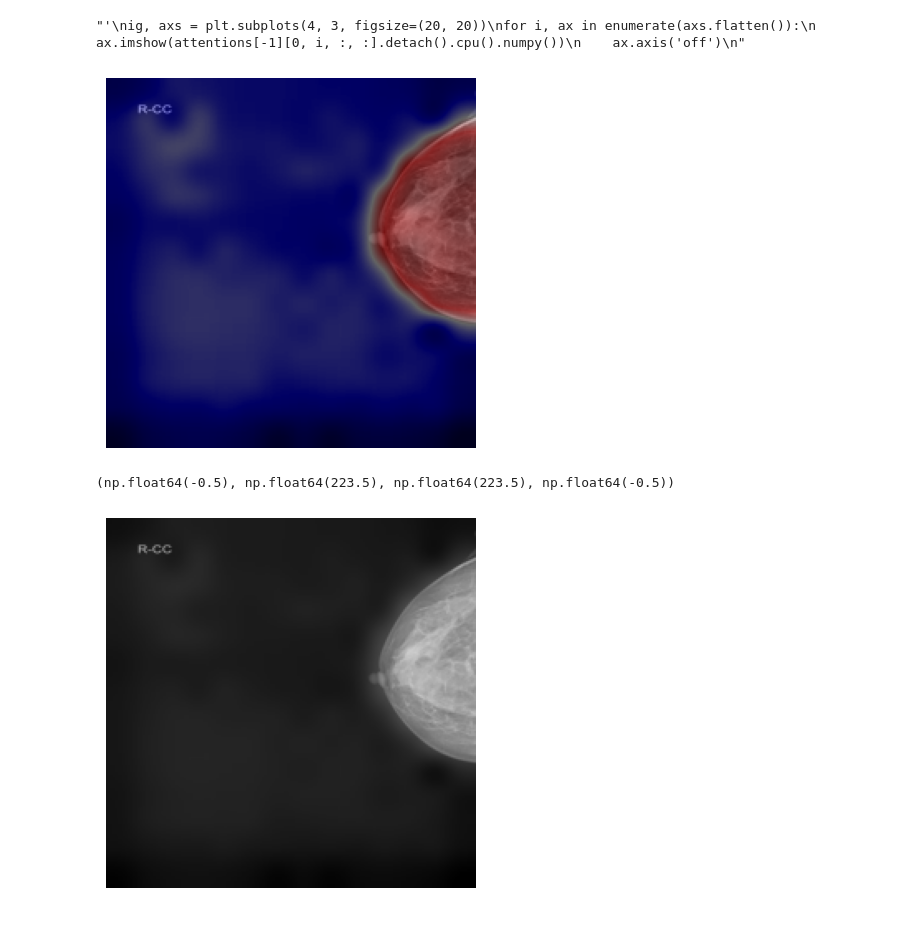
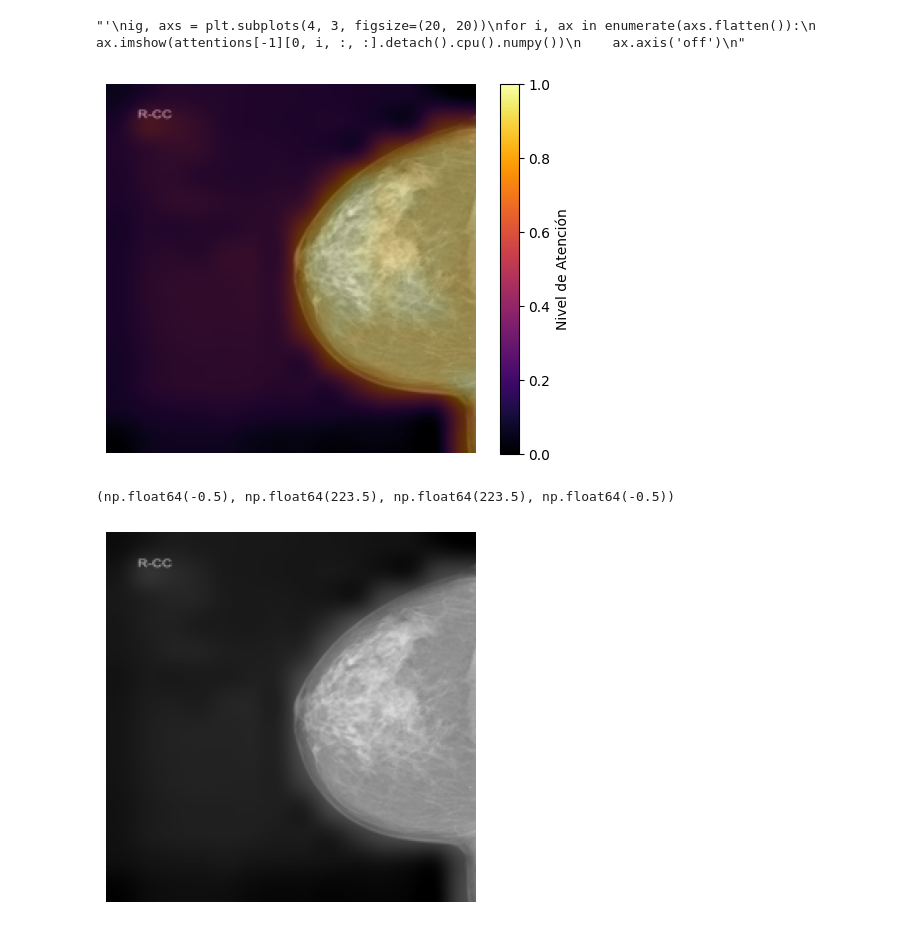
Before and after one commit to Julio-MS/pmm-falp, a Jupyter notebook: Classification-ViT/Demo/Attention_map.ipynb, the cells around one changed output. Saved outputs shown, nothing was run; the diff lists cells and outputs as text; code cells hidden in the pictures.

Commit message:
Barra de nivel

```diff
--- a/Classification-ViT/Demo/Attention_map.ipynb
+++ b/Classification-ViT/Demo/Attention_map.ipynb
@@ -8,12 +8,12 @@ import matplotlib.cm as cm
 # %%
 
 # Load a pre-trained ViT model and feature extractor
-model_name = '/Users/julio/Documents/PMM/Codigos/Test1/Classification-ViT/SavedModels/ViT-base-patch16-224_F/checkpoint-4512'
+model_name = '/Users/julio/Documentos-Local/checkpoint-7279'
 processor = ViTImageProcessor.from_pretrained(model_name, do_rescale=False)
 model = ViTForImageClassification.from_pretrained(model_name, attn_implementation='eager')
 
 # Run an image through the pipline
-path_image = '/Users/julio/Library/Mobile Documents/com~apple~CloudDocs/Downloads/calcificacion.png'
+path_image = '/Users/julio/Library/Mobile Documents/com~apple~CloudDocs/Downloads/masas.png'
 image = Image.open(path_image).convert("RGB")
 inputs = processor(images=image, return_tensors="pt")
 outputs = model(**inputs, output_attentions=True)
@@ -71,26 +71,32 @@ cls_attention_colored_img.putalpha(100)  # Adjust alpha for blending (lower valu
 # %%
 # Aplicar un colormap al mapa de atención para darle color
 attention_colored = np.array(cls_attention_resized)
-attention_colored = cm.seismic(attention_colored / 255.0)  # Aplicar colormap 'jet' para colores
+attention_colored = cm.inferno(attention_colored / 255.0)  # Aplicar colormap 'jet' para colores
 attention_colored = (attention_colored[:, :, :3] * 255).astype(np.uint8)  # Quitar canal alfa del colormap y escalar a 0-255
 attention_colored = Image.fromarray(attention_colored).convert("RGBA")
 
 # Ajustar la opacidad del overlay de atención (opcional)
 alpha = 100  # Valor de opacidad, entre 0 (transparente) y 255 (opaco)
 attention_colored.putalpha(alpha)
 
 # Redimensionar la imagen original al tamaño del overlay (si es necesario)
 image_resized = image.resize(attention_colored.size).convert("RGBA")
 
 # Combinar la imagen original en escala de grises y el overlay de atención con color
 blended_image = Image.alpha_composite(image_resized, attention_colored)
 
-# Mostrar el resultado
-plt.imshow(blended_image)
+# Mostrar el resultado con una barra de color
+fig, ax = plt.subplots()
+im = ax.imshow(blended_image)
 plt.axis("off")
+
+# Crear una figura separada para la colorbar, basada en el colormap original
+cbar = plt.colorbar(cm.ScalarMappable(cmap='inferno'), ax=ax, orientation="vertical")
+cbar.set_label('Nivel de Atención')
+
 plt.show()
 # %% [output]
-[figure, old version]
+[figure, new version]
 # %%
 # Combinar la imagen original en escala de grises y el overlay de atención con color
 blended_image = Image.alpha_composite(image_resized, cls_attention_colored_img)
@@ -101,4 +107,4 @@ plt.axis("off")
 #plt.show()
 # %% [output]
 (np.float64(-0.5), np.float64(223.5), np.float64(223.5), np.float64(-0.5))
-[figure, old version]
+[figure, new version]
```
